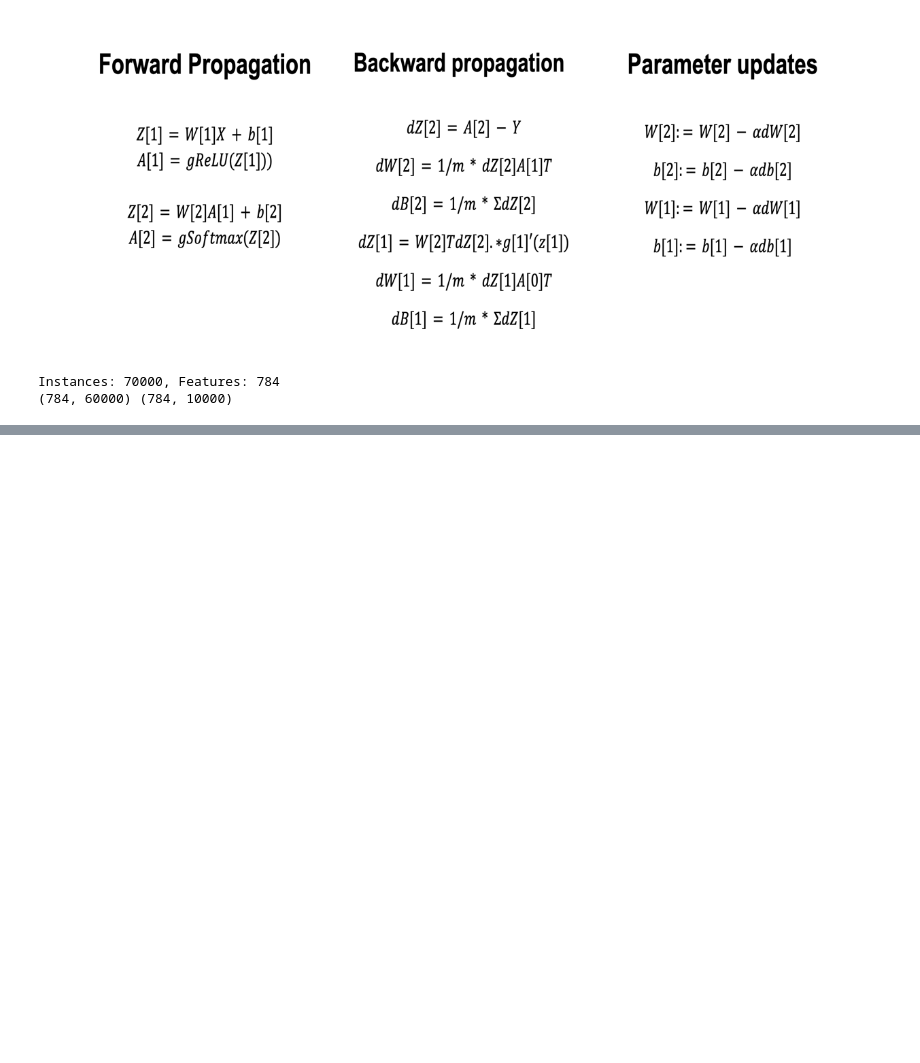
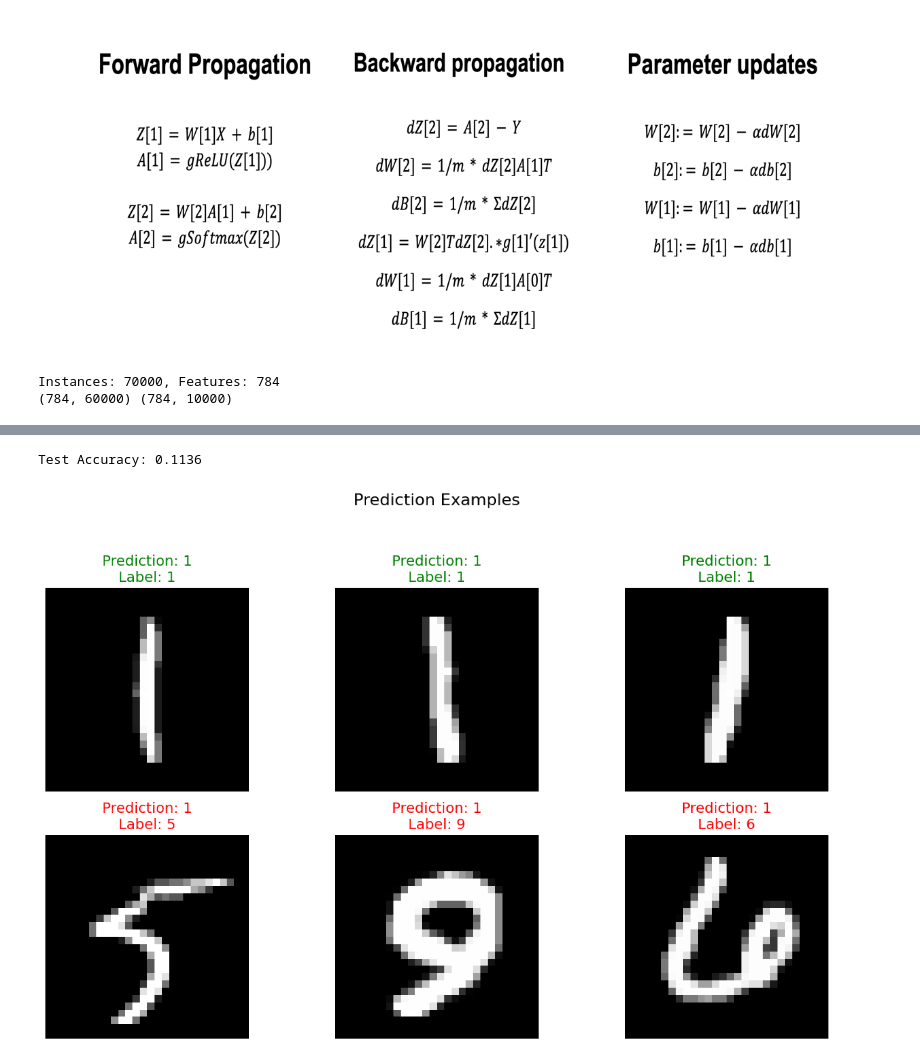
Before and after one commit to inaijin/NN-FromScratch, a Jupyter notebook: Scratch-NN.ipynb, the cells around one changed output, grey strips where cells are left out. Saved outputs shown, nothing was run; the diff lists cells and outputs as text; code cells hidden in the pictures; blank space fills up the shorter version.

```diff
--- a/Scratch-NN.ipynb
+++ b/Scratch-NN.ipynb
@@ -156,0 +185,5 @@ KeyboardInterrupt:
+# %%
+simpleNN.test_and_visualize_predictions(X_test, Y_test)
+# %% [output]
+Test Accuracy: 0.1136
+[figure, added]
```
Also changed, not shown: parts of 3 cells of this notebook, 1 other file.
